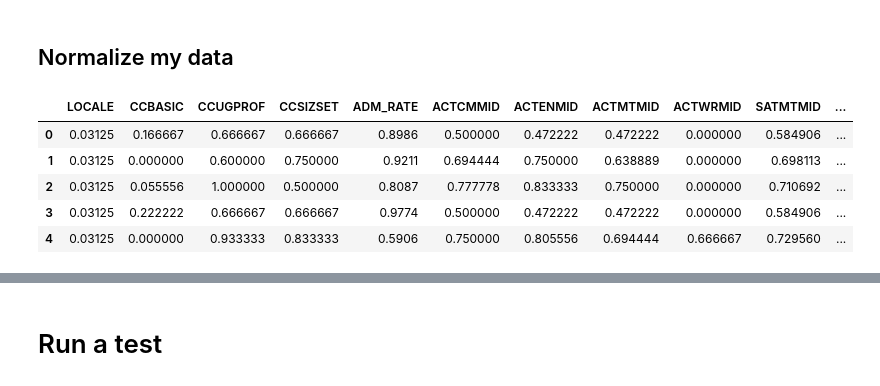
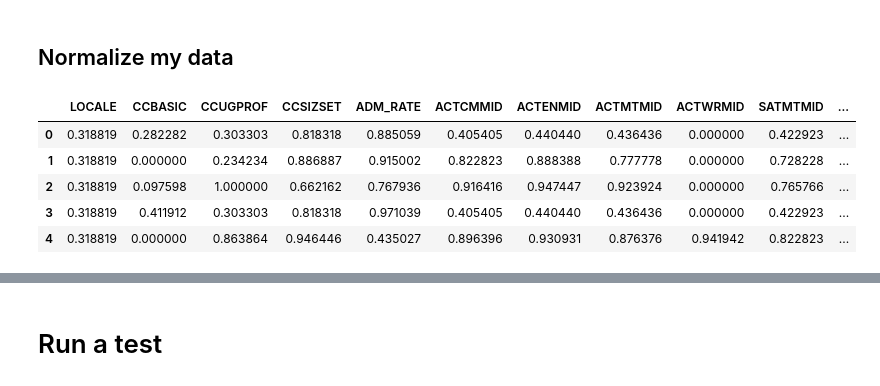
Before and after one commit to sciencelee/college_api, a Jupyter notebook: static/college_rec.ipynb, the cells around one changed output, grey strips where cells are left out. Cells and saved outputs as stored; diff of their text form; code cells hidden in the pictures.

```diff
--- a/static/college_rec.ipynb
+++ b/static/college_rec.ipynb
@@ -59,12 +59,12 @@ cat = [#'STABBR', #state
        'REGION', #midwest, northesst etc.
        'CONTROL', # public=0, private=1, private nonprofit=2  CAT
        'HBCU',
-       'PBI',
-       'ANNHI',
-       'TRIBAL',
-       'AANAPII',
-       'HSI',
-       'NANTI',
+#        'PBI',
+#        'ANNHI',
+#        'TRIBAL',
+#        'AANAPII',
+#        'HSI',
+#        'NANTI',
        'MENONLY',
        'WOMENONLY',
        #'RELAFFIL',
@@ -126,12 +126,12 @@ continuous = [
 #     'PCIP54',
     'UGDS', # student population
     'COSTT4_A', # cost attendance
-    #'PCTPELL', # pell grant percent
+    'PCTPELL', # pell grant percent
     #'C200_4', # completeion rate for 4yr students
     #'FAMINC', #family income
 ]
 
-df_final = df[cardinal+continuous]
+df_final = df[cardinal+continuous+continuous+cardinal+continuous+cardinal]
 df_dummies = pd.get_dummies(df[cat])
 
 df_final = pd.concat([df_final, df_dummies], axis=1)
@@ -206,43 +206,43 @@ import numpy as np
 from sklearn import preprocessing
 
 
-scaler = preprocessing.MinMaxScaler()
+scaler = preprocessing.QuantileTransformer()
 
 scaled_data = scaler.fit_transform(df_final)
 df_scaled = pd.DataFrame(scaled_data, columns= df_final.columns)
 
 # # WEIGHTING
 # weights = [
 #             ('ADM_RATE', 50),
 #             ('REGION', 1000),
 #             ('UGDS', 50),
 #             ('CONTROL', 5),
 #             ('COSTT4_A', 5),
 #             ('MENONLY', 50),
 #             ('WOMENONLY', 50),
 #             ('HBCU', 100),
 #             ('CCBASIC', 10),
 #             ('CCUGPROF', 10),
 #             ('CCSIZSET', 20),
 #             ('ACTCMMID', 50),
 #             ('SATMTMID', 50),
 #             ('SATWRMID', 50),
 #             ('ACTENMID', 50),
 #             ('ACTMTMID', 50),
 #             ('ACTWRMID', 50)
 #             ]
 
 # for col, weight in weights:
 #     df_scaled[col] = df_scaled[col] * weight
 
 df_scaled.head()
 # %% [output]
 |  | LOCALE | CCBASIC | CCUGPROF | CCSIZSET | ADM_RATE | ACTCMMID | ACTENMID | ACTMTMID | ACTWRMID | SATMTMID | ... |
-| 0 | 0.03125 | 0.166667 | 0.666667 | 0.666667 | 0.8986 | 0.500000 | 0.472222 | 0.472222 | 0.000000 | 0.584906 | ... |
-| 1 | 0.03125 | 0.000000 | 0.600000 | 0.750000 | 0.9211 | 0.694444 | 0.750000 | 0.638889 | 0.000000 | 0.698113 | ... |
-| 2 | 0.03125 | 0.055556 | 1.000000 | 0.500000 | 0.8087 | 0.777778 | 0.833333 | 0.750000 | 0.000000 | 0.710692 | ... |
-| 3 | 0.03125 | 0.222222 | 0.666667 | 0.666667 | 0.9774 | 0.500000 | 0.472222 | 0.472222 | 0.000000 | 0.584906 | ... |
-| 4 | 0.03125 | 0.000000 | 0.933333 | 0.833333 | 0.5906 | 0.750000 | 0.805556 | 0.694444 | 0.666667 | 0.729560 | ... |
+| 0 | 0.318819 | 0.282282 | 0.303303 | 0.818318 | 0.885059 | 0.405405 | 0.440440 | 0.436436 | 0.000000 | 0.422923 | ... |
+| 1 | 0.318819 | 0.000000 | 0.234234 | 0.886887 | 0.915002 | 0.822823 | 0.888388 | 0.777778 | 0.000000 | 0.728228 | ... |
+| 2 | 0.318819 | 0.097598 | 1.000000 | 0.662162 | 0.767936 | 0.916416 | 0.947447 | 0.923924 | 0.000000 | 0.765766 | ... |
+| 3 | 0.318819 | 0.411912 | 0.303303 | 0.818318 | 0.971039 | 0.405405 | 0.440440 | 0.436436 | 0.000000 | 0.422923 | ... |
+| 4 | 0.318819 | 0.000000 | 0.863864 | 0.946446 | 0.435027 | 0.896396 | 0.930931 | 0.876376 | 0.941942 | 0.822823 | ... |
 # %%
 import pickle
 pickle.dump( df_scaled, open( "scaled_df.pkl", "wb" ))
```
Also changed, not shown: parts of 9 cells of this notebook, 3 other files.
